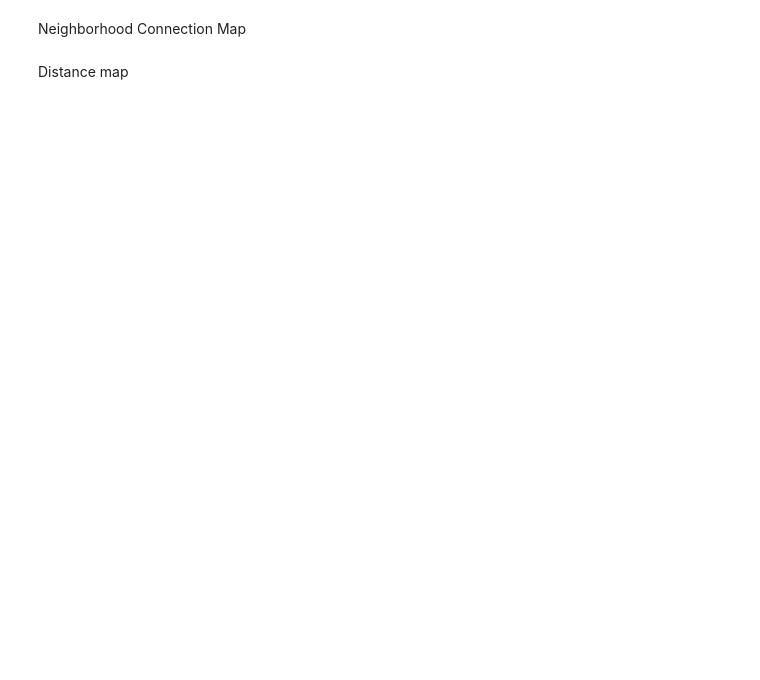
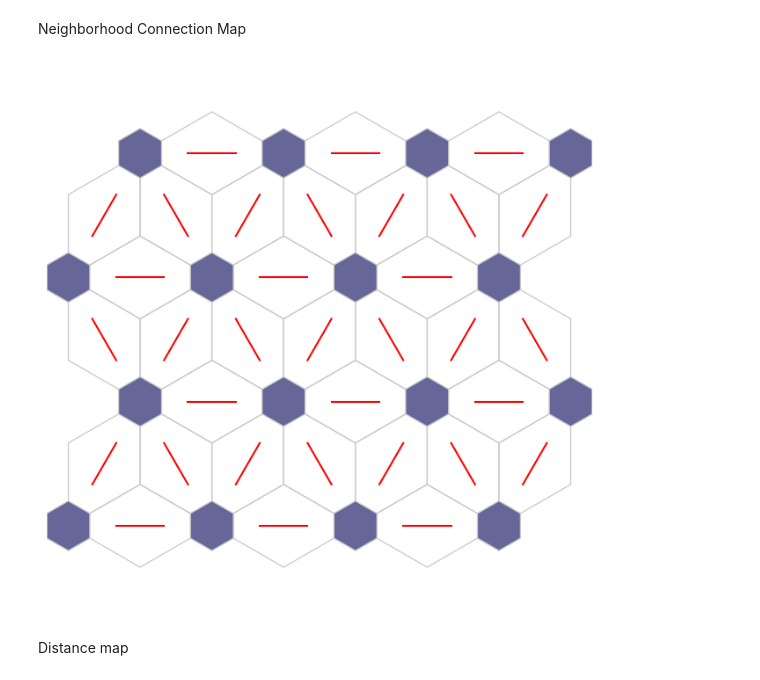
Before and after one commit to amir-jafari/SOM, a Jupyter notebook: examples/Tabular/Iris/notebook/Iris_training.ipynb, the cells around one changed output. Saved outputs shown, nothing was run; the diff lists cells and outputs as text; code cells hidden in the pictures; blank space fills up the shorter version.

```diff
--- a/examples/Tabular/Iris/notebook/Iris_training.ipynb
+++ b/examples/Tabular/Iris/notebook/Iris_training.ipynb
@@ -123,8 +164,10 @@ plt.show()
 # %% [markdown]
 Neighborhood Connection Map
 # %%
-fig, ax, patches = som.plt_nc()
+fig, ax, patches = som.plot('neuron_connection')
 plt.show()
+# %% [output]
+[figure, added]
 # %% [markdown]
 Distance map
 # %%
```
Also changed, not shown: parts of 27 cells of this notebook.
